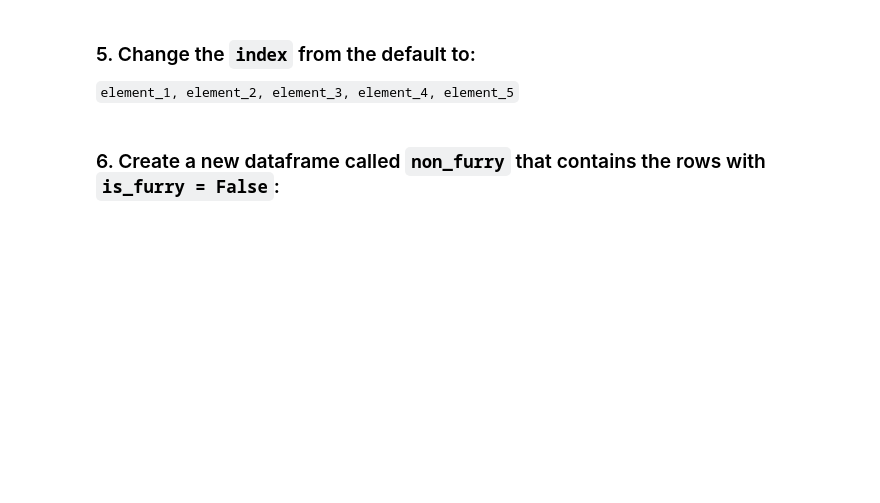
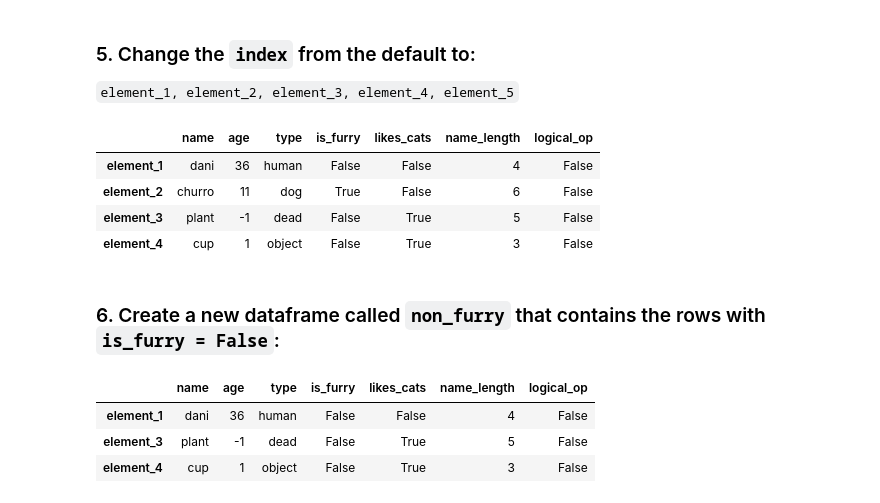
Before and after one commit to BOYSABIO/IE-University, a Jupyter notebook: IE_MASTERS/7_PYTHON_FOR_DATA_ANALYSIS/s14_intro_to_pandas.ipynb, the cells around one changed output. Drawn from its saved outputs; the diff is of its cells as text; code cells hidden in the pictures; blank space fills up the shorter version.

```diff
--- a/IE_MASTERS/7_PYTHON_FOR_DATA_ANALYSIS/s14_intro_to_pandas.ipynb
+++ b/IE_MASTERS/7_PYTHON_FOR_DATA_ANALYSIS/s14_intro_to_pandas.ipynb
@@ -1015,5 +1054,28 @@ Source: https://jakevdp.github.io/PythonDataScienceHandbook/02.06-boolean-arrays
 ### 5. Change the `index` from the default to:
 
 `element_1, element_2, element_3, element_4, element_5`
+# %%
+elements = [
+    f'element_{i + 1}' for i in dataset.index
+]
+
+dataset.index = elements
+
+dataset
+# %% [output]
+|  | name | age | type | is_furry | likes_cats | name_length | logical_op |
+| element_1 | dani | 36 | human | False | False | 4 | False |
+| element_2 | churro | 11 | dog | True | False | 6 | False |
+| element_3 | plant | -1 | dead | False | True | 5 | False |
+| element_4 | cup | 1 | object | False | True | 3 | False |
 # %% [markdown]
 ### 6. Create a new dataframe called `non_furry` that contains the rows with `is_furry = False`:
+# %%
+non_furry = dataset[dataset['is_furry'] == False]
+
+non_furry
+# %% [output]
+|  | name | age | type | is_furry | likes_cats | name_length | logical_op |
+| element_1 | dani | 36 | human | False | False | 4 | False |
+| element_3 | plant | -1 | dead | False | True | 5 | False |
+| element_4 | cup | 1 | object | False | True | 3 | False |
```
Also changed, not shown: parts of 10 cells of this notebook, 3 other files.
